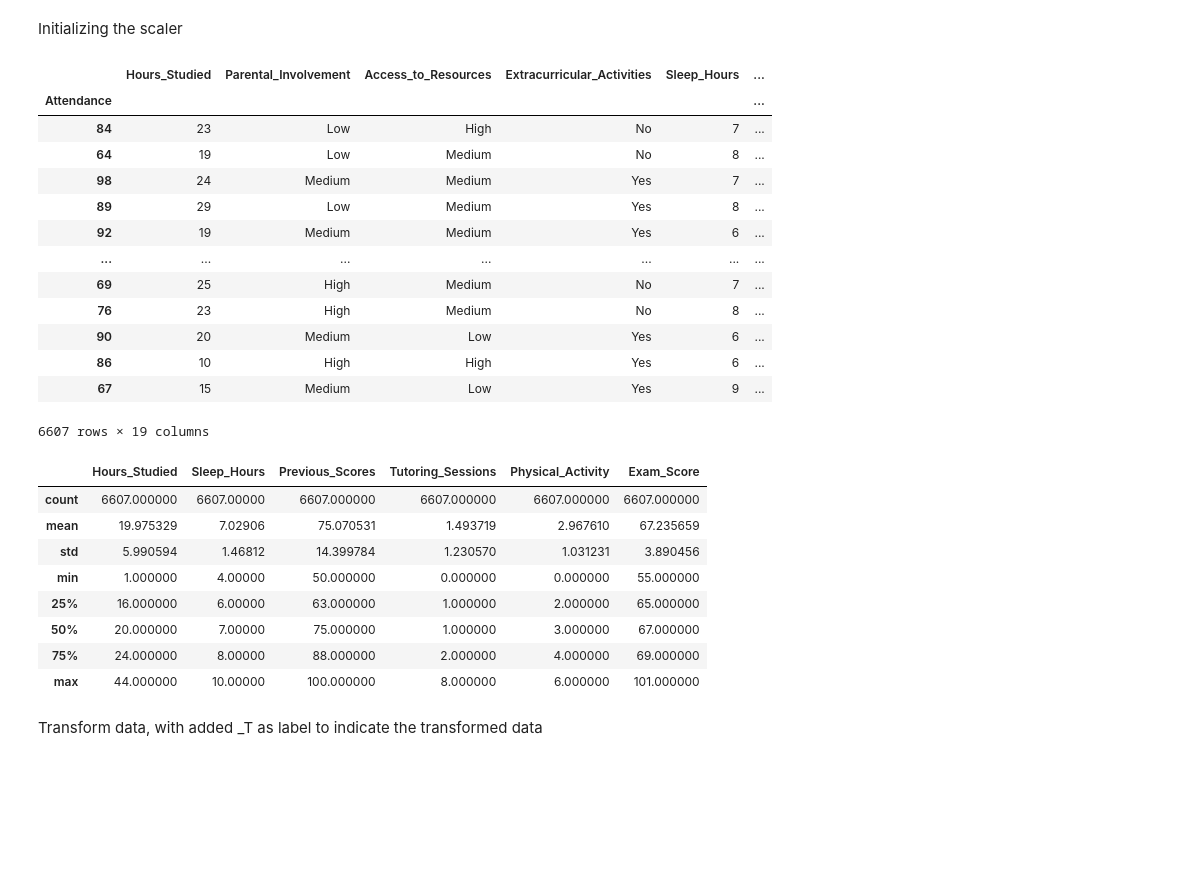
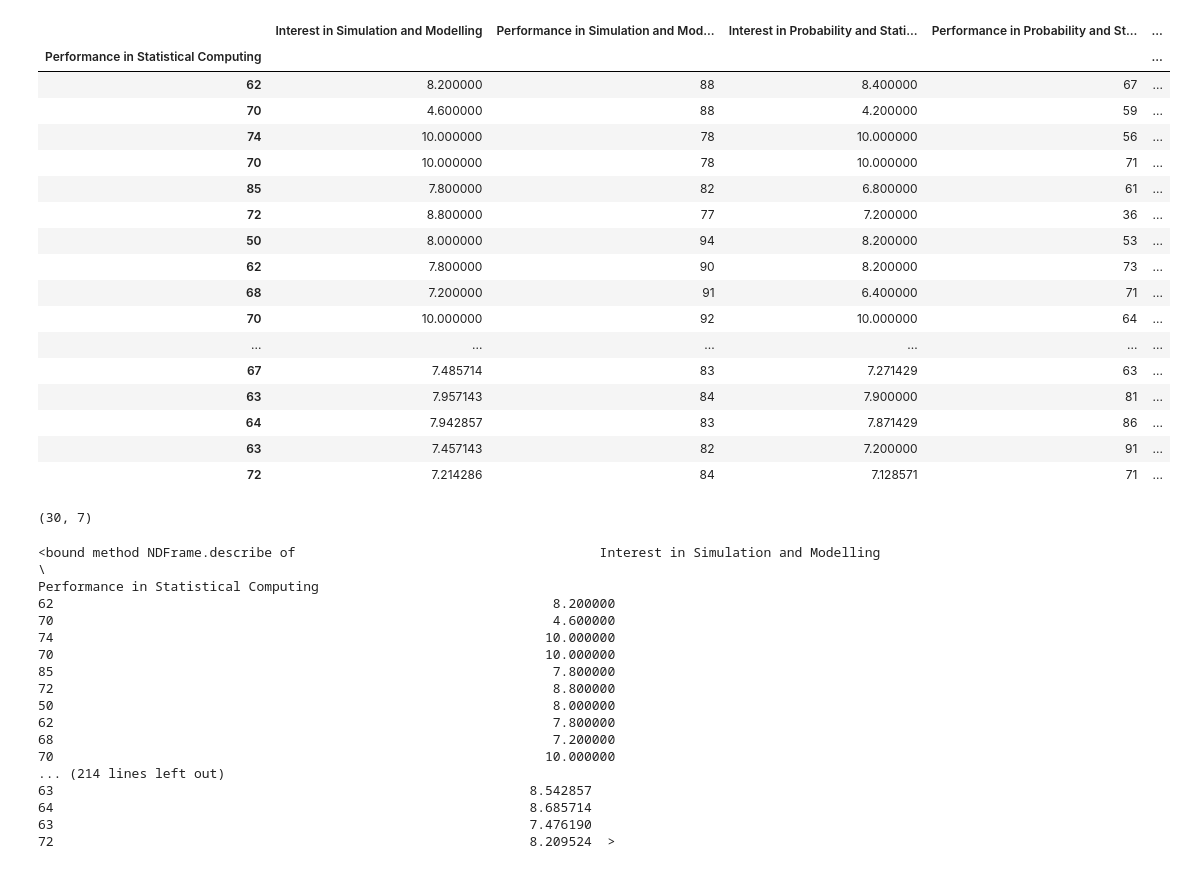
Before and after one commit to RafaelAngeloChristianto/Student-Performance-Prediction-And-Recommender, a Jupyter notebook: main.ipynb, the cells around one changed output. Drawn from its saved outputs; the diff is of its cells as text; code cells hidden in the pictures; blank space fills up the shorter version.

```diff
--- a/main.ipynb
+++ b/main.ipynb
@@ -87,35 +108,49 @@ from sklearn.preprocessing import StandardScaler
 from sklearn.cluster import KMeans
 # %%
 scaler = StandardScaler()
-# %% [markdown]
-Initializing the scaler
 # %%
-df = pd.read_csv("datasets/StudentPerformanceFactors.csv", index_col = "Attendance")
+df = pd.read_csv("output.csv", index_col="Performance in Statistical Computing")
 df
 # %% [output]
-|  | Hours_Studied | Parental_Involvement | Access_to_Resources | Extracurricular_Activities | Sleep_Hours | ... |
-| Attendance |  |  |  |  |  | ... |
-| 84 | 23 | Low | High | No | 7 | ... |
-| 64 | 19 | Low | Medium | No | 8 | ... |
-| 98 | 24 | Medium | Medium | Yes | 7 | ... |
-| 89 | 29 | Low | Medium | Yes | 8 | ... |
-| 92 | 19 | Medium | Medium | Yes | 6 | ... |
-| ... | ... | ... | ... | ... | ... | ... |
-| 69 | 25 | High | Medium | No | 7 | ... |
-| 76 | 23 | High | Medium | No | 8 | ... |
-| 90 | 20 | Medium | Low | Yes | 6 | ... |
-| 86 | 10 | High | High | Yes | 6 | ... |
-| 67 | 15 | Medium | Low | Yes | 9 | ... |
+|  | Interest in Simulation and Modelling | Performance in Simulation and Mod... | Interest in Probability and Stati... | Performance in Probability and St... | ... |
+| Performance in Statistical Computing |  |  |  |  | ... |
+| 62 | 8.200000 | 88 | 8.400000 | 67 | ... |
+| 70 | 4.600000 | 88 | 4.200000 | 59 | ... |
+| 74 | 10.000000 | 78 | 10.000000 | 56 | ... |
+| 70 | 10.000000 | 78 | 10.000000 | 71 | ... |
+| 85 | 7.800000 | 82 | 6.800000 | 61 | ... |
+| 72 | 8.800000 | 77 | 7.200000 | 36 | ... |
+| 50 | 8.000000 | 94 | 8.200000 | 53 | ... |
+| 62 | 7.800000 | 90 | 8.200000 | 73 | ... |
+| 68 | 7.200000 | 91 | 6.400000 | 71 | ... |
+| 70 | 10.000000 | 92 | 10.000000 | 64 | ... |
+| ... | ... | ... | ... | ... | ... |
+| 67 | 7.485714 | 83 | 7.271429 | 63 | ... |
+| 63 | 7.957143 | 84 | 7.900000 | 81 | ... |
+| 64 | 7.942857 | 83 | 7.871429 | 86 | ... |
+| 63 | 7.457143 | 82 | 7.200000 | 91 | ... |
+| 72 | 7.214286 | 84 | 7.128571 | 71 | ... |
-6607 rows × 19 columns
+# %%
+df.shape
+# %% [output]
+(30, 7)
 # %%
-df.describe()
+df.describe
 # %% [output]
-|  | Hours_Studied | Sleep_Hours | Previous_Scores | Tutoring_Sessions | Physical_Activity | Exam_Score |
-| count | 6607.000000 | 6607.00000 | 6607.000000 | 6607.000000 | 6607.000000 | 6607.000000 |
-| mean | 19.975329 | 7.02906 | 75.070531 | 1.493719 | 2.967610 | 67.235659 |
-| std | 5.990594 | 1.46812 | 14.399784 | 1.230570 | 1.031231 | 3.890456 |
-| min | 1.000000 | 4.00000 | 50.000000 | 0.000000 | 0.000000 | 55.000000 |
-| 25% | 16.000000 | 6.00000 | 63.000000 | 1.000000 | 2.000000 | 65.000000 |
-| 50% | 20.000000 | 7.00000 | 75.000000 | 1.000000 | 3.000000 | 67.000000 |
-| 75% | 24.000000 | 8.00000 | 88.000000 | 2.000000 | 4.000000 | 69.000000 |
-| max | 44.000000 | 10.00000 | 100.000000 | 8.000000 | 6.000000 | 101.000000 |
+<bound method NDFrame.describe of                                       Interest in Simulation and Modelling  \
+Performance in Statistical Computing
+62                                                                8.200000
+70                                                                4.600000
+74                                                               10.000000
+70                                                               10.000000
+85                                                                7.800000
+72                                                                8.800000
+50                                                                8.000000
+62                                                                7.800000
+68                                                                7.200000
+70                                                               10.000000
+... (214 lines left out)
+63                                                             8.542857
+64                                                             8.685714
+63                                                             7.476190
+72                                                             8.209524  >
@@ -124,2 +156,0 @@ df[['Hours_Studied_T', 'Exam_Score_T', 'Sleep_Hours_T', 'Tutoring_Sessions_T', '
-# %% [markdown]
-Transform data, with added _T as label to indicate the transformed data
```
Also changed, not shown: parts of 29 cells of this notebook, 1 other file.
